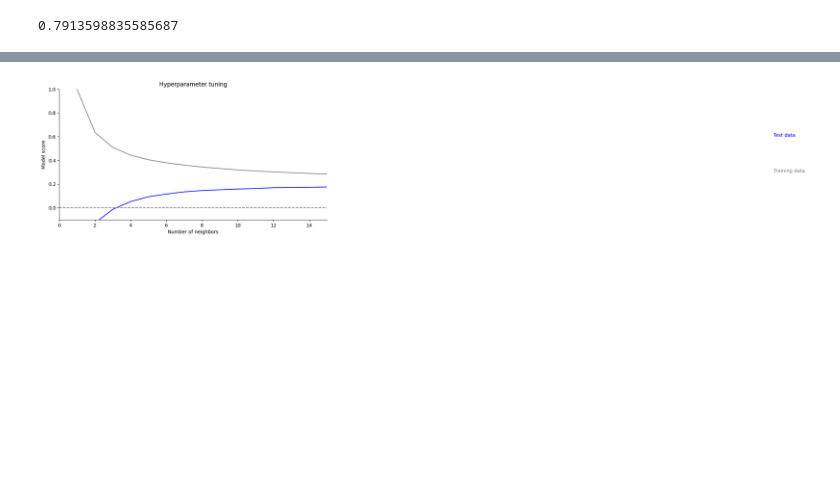
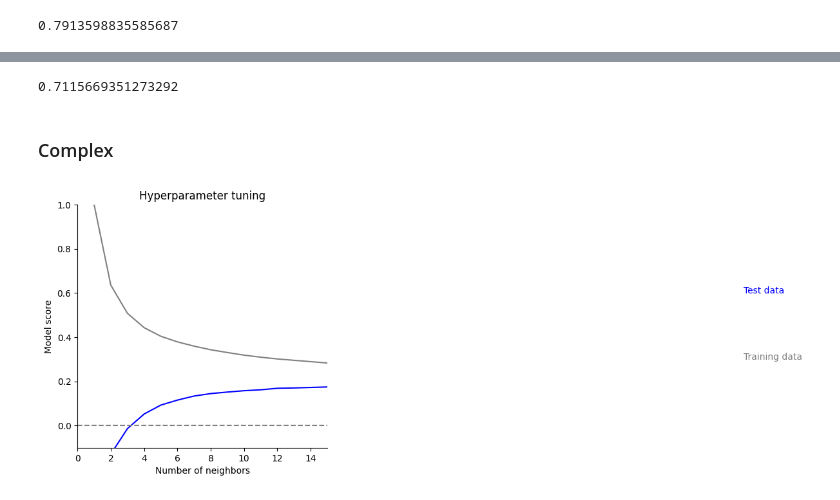
Before and after one commit to marc-ah/ml_superstore, a Jupyter notebook: scripts/feature_eng.ipynb, the cells around one changed output, grey strips where cells are left out. Cells and saved outputs as stored; diff of their text form; code cells hidden in the pictures; blank space fills up the shorter version.

```diff
--- a/scripts/feature_eng.ipynb
+++ b/scripts/feature_eng.ipynb
@@ -274,19 +207,0 @@ for i in range(test_range):
-# %%
-import matplotlib.pyplot as plt
-plt.rc("axes.spines", top=False, right=False)
-plt.rcParams['figure.figsize'] = [10,5]
-plt.rcParams['figure.dpi'] = 100
-
-plt.plot(n, train, color="grey")
-plt.plot(n, test, color="blue")
-plt.plot([0, test_range], [0, 0], color="grey", linestyle="--")
-plt.xlim([0, test_range])
-plt.ylim([-.1, 1])
-plt.xlabel("Number of neighbors")
-plt.ylabel("Model score")
-plt.text(40, .3, "Training data", color="grey")
-plt.text(40, .6, "Test data", color="blue")
-plt.title("Hyperparameter tuning")
-None
-# %% [output]
-[figure, removed]
@@ -298,0 +208,11 @@ print("\a")
+# %%
+model = regression_pipeline.fit(X_train, y_train)
+model.score(X_test, y_test)
+# %% [output]
+0.7115669351273292
+# %% [markdown]
+### Complex
+# %%
+n = []
+train1 = []
+test1 = []
@@ -298,0 +242,19 @@ print("\a")
+# %%
+import matplotlib.pyplot as plt
+plt.rc("axes.spines", top=False, right=False)
+plt.rcParams['figure.figsize'] = [5,5]
+plt.rcParams['figure.dpi'] = 100
+
+plt.plot(n, train1, color="grey")
+plt.plot(n, test1, color="blue")
+plt.plot([0, test_range], [0, 0], color="grey", linestyle="--")
+plt.xlim([0, test_range])
+plt.ylim([-.1, 1])
+plt.xlabel("Number of neighbors")
+plt.ylabel("Model score")
+plt.text(40, .3, "Training data", color="grey")
+plt.text(40, .6, "Test data", color="blue")
+plt.title("Hyperparameter tuning")
+None
+# %% [output]
+[figure, added]
```
Also changed, not shown: parts of 35 cells of this notebook.
